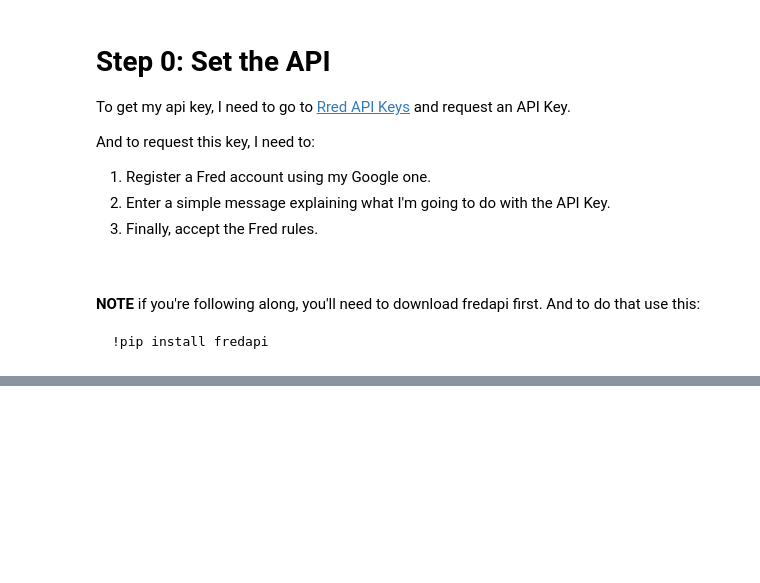
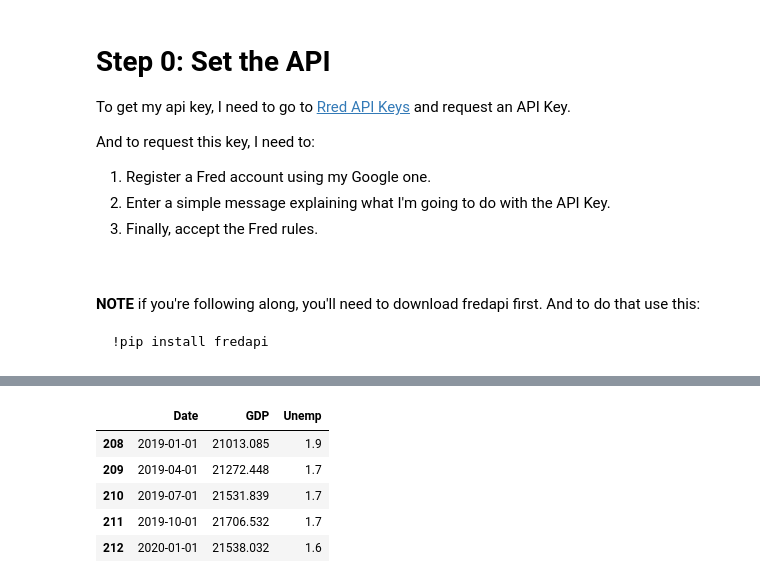
Before and after one commit to mohamedyosef101/growth-vs-unemployment, a Jupyter notebook: main.ipynb, the cells around one changed output, grey strips where cells are left out. Drawn from its saved outputs; the diff is of its cells as text; code cells hidden in the pictures; blank space fills up the shorter version.

```diff
--- a/main.ipynb
+++ b/main.ipynb
@@ -69,0 +60,16 @@ fred.search("S&P", limit=10)
+# %%
+# Based on my needs, here is the data
+gdp = fred.get_series(series_id='GDP')
+gdp = pd.DataFrame(gdp)
+gdp = gdp.reset_index()
+gdp.columns = ['Date', 'GDP']
+
+unemp = fred.get_series(series_id='U2RATE')
+unemp = pd.DataFrame(unemp)
+unemp = unemp.reset_index()
+unemp.columns = ['Date', 'Unemp']
+
+
+# merge the data
+merged_data = pd.merge(gdp, unemp, on='Date', how='inner')
+merged_data.head(2)
@@ -69,0 +86,12 @@ fred.search("S&P", limit=10)
+# %%
+# define the time period from 2019 to 2023
+merged_data['Date'] = pd.to_datetime(merged_data['Date'])
+df = merged_data[(merged_data['Date'] >= '2019-01-01') & (merged_data['Date'] <= '2023-12-31')]
+df.head()
+# %% [output]
+|  | Date | GDP | Unemp |
+| 208 | 2019-01-01 | 21013.085 | 1.9 |
+| 209 | 2019-04-01 | 21272.448 | 1.7 |
+| 210 | 2019-07-01 | 21531.839 | 1.7 |
+| 211 | 2019-10-01 | 21706.532 | 1.7 |
+| 212 | 2020-01-01 | 21538.032 | 1.6 |
```
Also changed, not shown: parts of 15 cells of this notebook, 2 other files.
